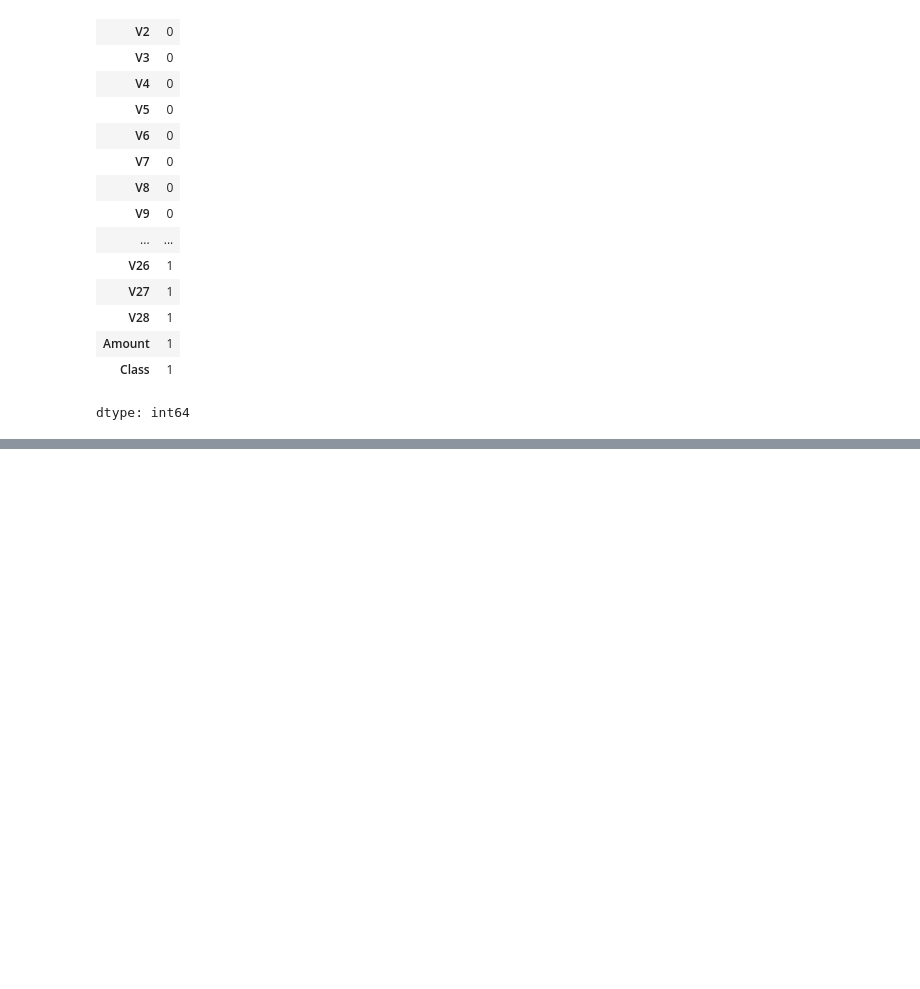
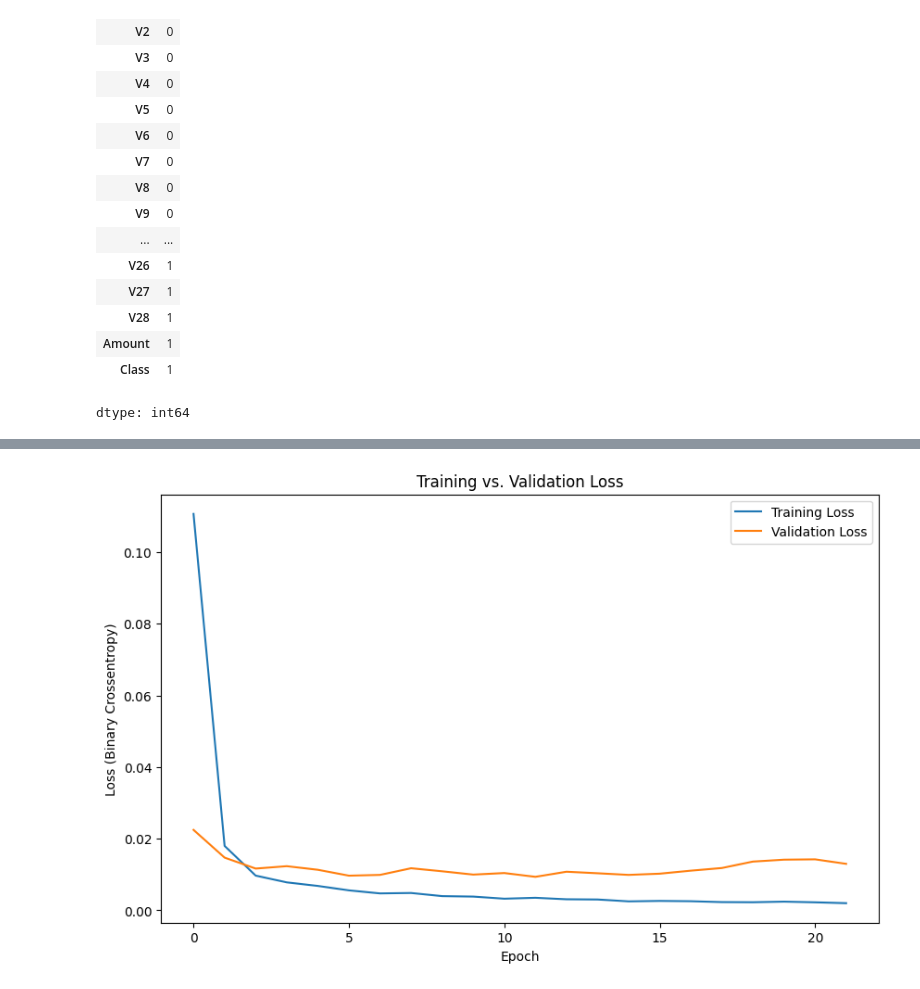
Before and after one commit to SalmanOkz/Deep_Learning_Finance_Project, a Jupyter notebook: Deep_Learning_Assingemnt.ipynb, the cells around one changed output, grey strips where cells are left out. Cells and saved outputs as stored; diff of their text form; code cells hidden in the pictures; blank space fills up the shorter version.

Commit message:
Updated the model and now it is performing well and good

```diff
--- a/Deep_Learning_Assingemnt.ipynb
+++ b/Deep_Learning_Assingemnt.ipynb
@@ -196,0 +287,8 @@ baseline_model.summary()
+# %%
+# Apply SMOTE to the training set
+print("Before SMOTE:", Counter(y_train))
+sm = SMOTE(random_state=42)
+X_train_smote, y_train_smote = sm.fit_resample(X_train, y_train)
+print("After SMOTE:", Counter(y_train_smote))
+
+# Use X_train_smote and y_train_smote for training
@@ -196,0 +337,21 @@ baseline_model.summary()
+# %%
+from tensorflow.keras.callbacks import EarlyStopping, ReduceLROnPlateau
+
+# Define Callbacks
+early_stopper = EarlyStopping(
+    monitor='val_loss', # Watch the loss on the validation set
+    patience=10,         # Stop if val_loss doesn't improve for 10 epochs
+    restore_best_weights=True
+)
+
+# Example training loop for the baseline model (using SMOTE data)
+baseline_model = create_model(layers=[64, 32], activation='relu', optimizer=Adam(learning_rate=0.001))
+
+history = baseline_model.fit(
+    X_train_smote, y_train_smote,
+    epochs=50,
+    batch_size=256,
+    validation_data=(X_val, y_val),
+    callbacks=[early_stopper]
+    # If using Class Weights, add: class_weight=class_weight_dict
+)
@@ -196,0 +376,12 @@ baseline_model.summary()
+# %%
+plt.figure(figsize=(10, 6))
+plt.plot(history.history['loss'], label='Training Loss')
+plt.plot(history.history['val_loss'], label='Validation Loss')
+plt.title('Training vs. Validation Loss')
+plt.xlabel('Epoch')
+plt.ylabel('Loss (Binary Crossentropy)')
+plt.legend()
+plt.show()
+#
+# %% [output]
+[figure, added]
```
Also changed, not shown: parts of 33 cells of this notebook.
